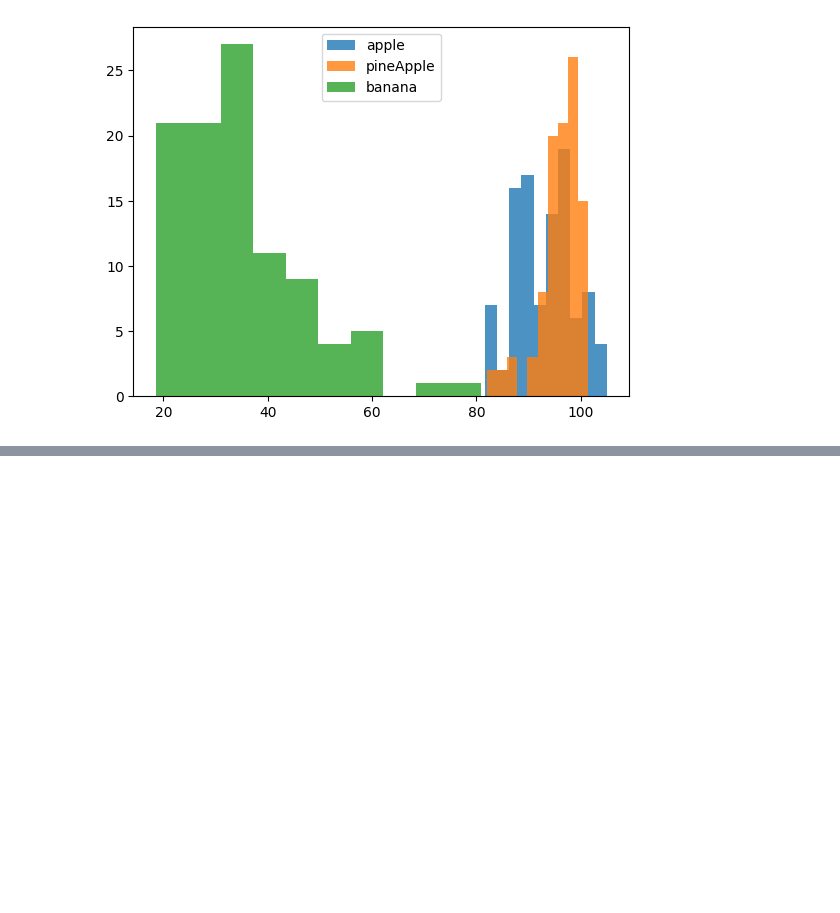
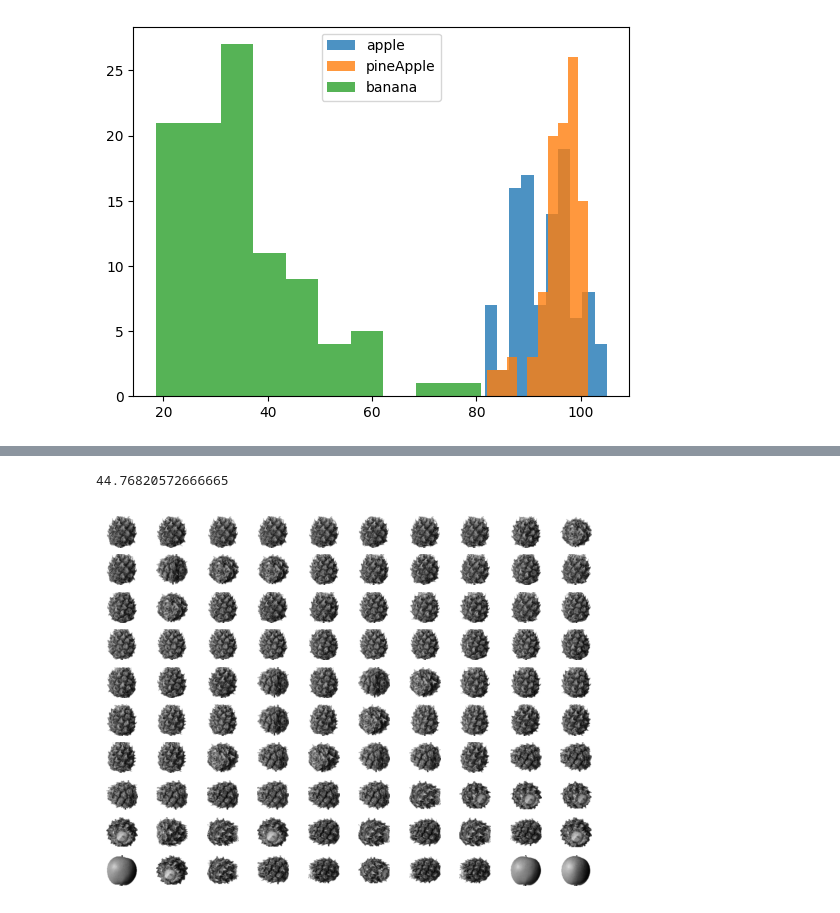
Before and after one commit to leekyuyoung20231211/python, a Jupyter notebook: 군집_20240216.ipynb, the cells around one changed output, grey strips where cells are left out. Cells and saved outputs as stored; diff of their text form; code cells hidden in the pictures; blank space fills up the shorter version.

```diff
--- a/군집_20240216.ipynb
+++ b/군집_20240216.ipynb
@@ -78,0 +153,15 @@ plt.show()
+# %%
+# 각픽셀의 평균값으로 오리지널 이미지와 오차를 구해서 가장 가까운 이미지를 찾는다
+pixcel_mean = np.abs(data- pineapple_mean)
+pixcel_mean = np.mean(pixcel_mean, axis=(1,2) )
+mean_index = np.argsort(pixcel_mean)
+predict_data = data[mean_index][:100]
+
+for i in range(100):
+  plt.subplot(10,10,i+1)
+  plt.imshow( predict_data[i],cmap='gray_r'   )
+  plt.axis('off')
+plt.show()
+# %% [output]
+44.76820572666665
+[figure, added]
```
Also changed, not shown: parts of 18 cells of this notebook.
